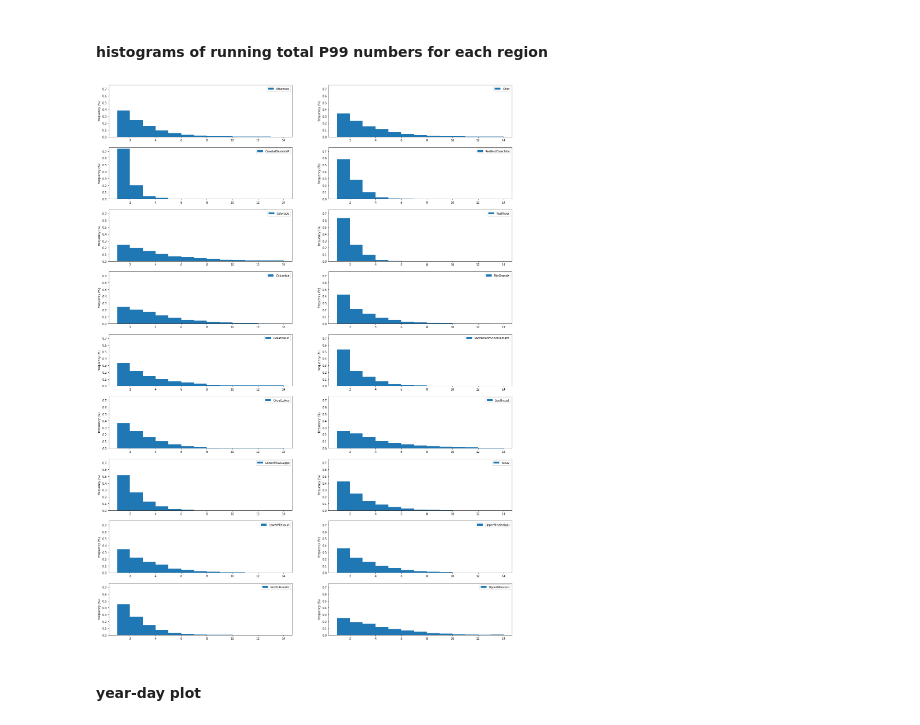
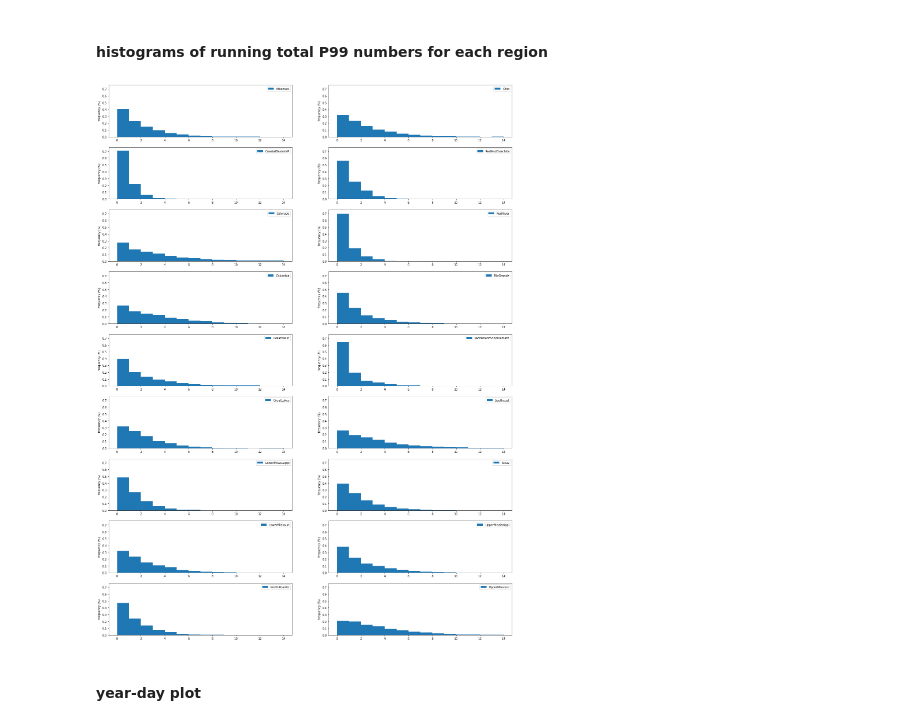
Before and after one commit to ming80302/COEXIST, a Jupyter notebook: p99_runningTot.ipynb, the cells around one changed output. Cells and saved outputs as stored; diff of their text form; code cells hidden in the pictures.

```diff
--- a/p99_runningTot.ipynb
+++ b/p99_runningTot.ipynb
@@ -171,23 +171,23 @@ for hucs in df.columns:
 [figure]
 # %% [markdown]
 #### histograms of running total P99 numbers for each region
-# %%
-fig, ax = plt.subplots(9,2,figsize=(25, 35))
-
-ct = 0
-for hucs in df.columns:
-    jj = int(ct/9)
-    ii = ct - jj*9
-
-    # add title as legend
-    df[hucs].plot.hist(ax=ax[ii,jj],bins=range(1,15), legend=True, density=1, ylim=(0,1))
-    ax[ii,jj].set_ylim(0, 0.76)
-    ax[ii,jj].set_ylabel('frequency (%)')
-    ct +=1
-
-plt.savefig('n_p99_hist.png', format='png', dpi=100);
-# %% [output]
-[figure, removed]
+# %%
+fig, ax = plt.subplots(9,2,figsize=(25, 35))
+
+ct = 0
+for hucs in df.columns:
+    jj = int(ct/9)
+    ii = ct - jj*9
+
+    # add title as legend
+    df[hucs].plot.hist(ax=ax[ii,jj],bins=range(15), legend=True, density=1, ylim=(0,1))
+    ax[ii,jj].set_ylim(0, 0.76)
+    ax[ii,jj].set_ylabel('frequency (%)')
+    ct +=1
+
+plt.savefig('n_p99_hist.png', format='png', dpi=100);
+# %% [output]
+[figure, added]
 # %% [markdown]
 #### year-day plot
 # %%
```
